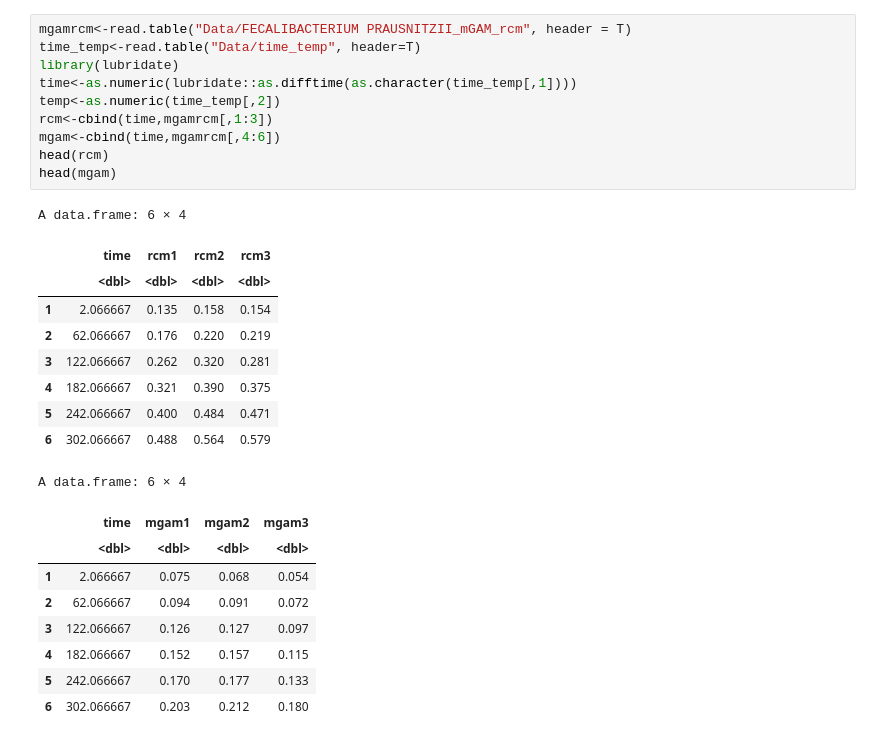
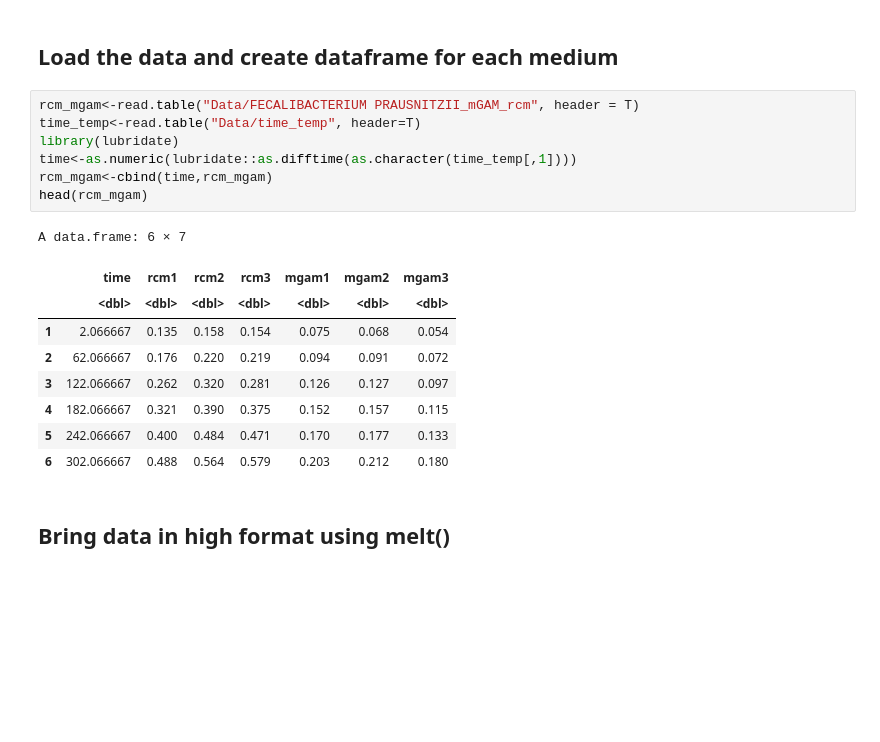
Before and after one commit to PrabJ/Flux_Balance_F_Prausnitzii, a Jupyter notebook: Growthrates.ipynb, the cells around one changed output. Drawn from its saved outputs; the diff is of its cells as text; blank space fills up the shorter version.

```diff
--- a/Growthrates.ipynb
+++ b/Growthrates.ipynb
@@ -15,32 +8,24 @@ Loading required package: deSolve
+# %% [markdown]
+## Load the data and create dataframe for each medium
 # %%
-mgamrcm<-read.table("Data/FECALIBACTERIUM PRAUSNITZII_mGAM_rcm", header = T)
+rcm_mgam<-read.table("Data/FECALIBACTERIUM PRAUSNITZII_mGAM_rcm", header = T)
 time_temp<-read.table("Data/time_temp", header=T)
 library(lubridate)
 time<-as.numeric(lubridate::as.difftime(as.character(time_temp[,1])))
-temp<-as.numeric(time_temp[,2])
-rcm<-cbind(time,mgamrcm[,1:3])
-mgam<-cbind(time,mgamrcm[,4:6])
-head(rcm)
-head(mgam)
+rcm_mgam<-cbind(time,rcm_mgam)
+head(rcm_mgam)
 # %% [output]
-A data.frame: 6 × 4
+A data.frame: 6 × 7
-|  | time | rcm1 | rcm2 | rcm3 |
-|  | <dbl> | <dbl> | <dbl> | <dbl> |
-| 1 | 2.066667 | 0.135 | 0.158 | 0.154 |
-| 2 | 62.066667 | 0.176 | 0.220 | 0.219 |
-| 3 | 122.066667 | 0.262 | 0.320 | 0.281 |
-| 4 | 182.066667 | 0.321 | 0.390 | 0.375 |
-| 5 | 242.066667 | 0.400 | 0.484 | 0.471 |
-| 6 | 302.066667 | 0.488 | 0.564 | 0.579 |
+|  | time | rcm1 | rcm2 | rcm3 | mgam1 | mgam2 | mgam3 |
+|  | <dbl> | <dbl> | <dbl> | <dbl> | <dbl> | <dbl> | <dbl> |
+| 1 | 2.066667 | 0.135 | 0.158 | 0.154 | 0.075 | 0.068 | 0.054 |
+| 2 | 62.066667 | 0.176 | 0.220 | 0.219 | 0.094 | 0.091 | 0.072 |
+| 3 | 122.066667 | 0.262 | 0.320 | 0.281 | 0.126 | 0.127 | 0.097 |
+| 4 | 182.066667 | 0.321 | 0.390 | 0.375 | 0.152 | 0.157 | 0.115 |
+| 5 | 242.066667 | 0.400 | 0.484 | 0.471 | 0.170 | 0.177 | 0.133 |
+| 6 | 302.066667 | 0.488 | 0.564 | 0.579 | 0.203 | 0.212 | 0.180 |
-A data.frame: 6 × 4
-|  | time | mgam1 | mgam2 | mgam3 |
-|  | <dbl> | <dbl> | <dbl> | <dbl> |
-| 1 | 2.066667 | 0.075 | 0.068 | 0.054 |
-| 2 | 62.066667 | 0.094 | 0.091 | 0.072 |
-| 3 | 122.066667 | 0.126 | 0.127 | 0.097 |
-| 4 | 182.066667 | 0.152 | 0.157 | 0.115 |
-| 5 | 242.066667 | 0.170 | 0.177 | 0.133 |
-| 6 | 302.066667 | 0.203 | 0.212 | 0.180 |
+# %% [markdown]
+## Bring data in high format using melt()
 # %%
 library(ggplot2)
 library(reshape2)
```
Also changed, not shown: parts of 14 cells of this notebook, 1 other file.
